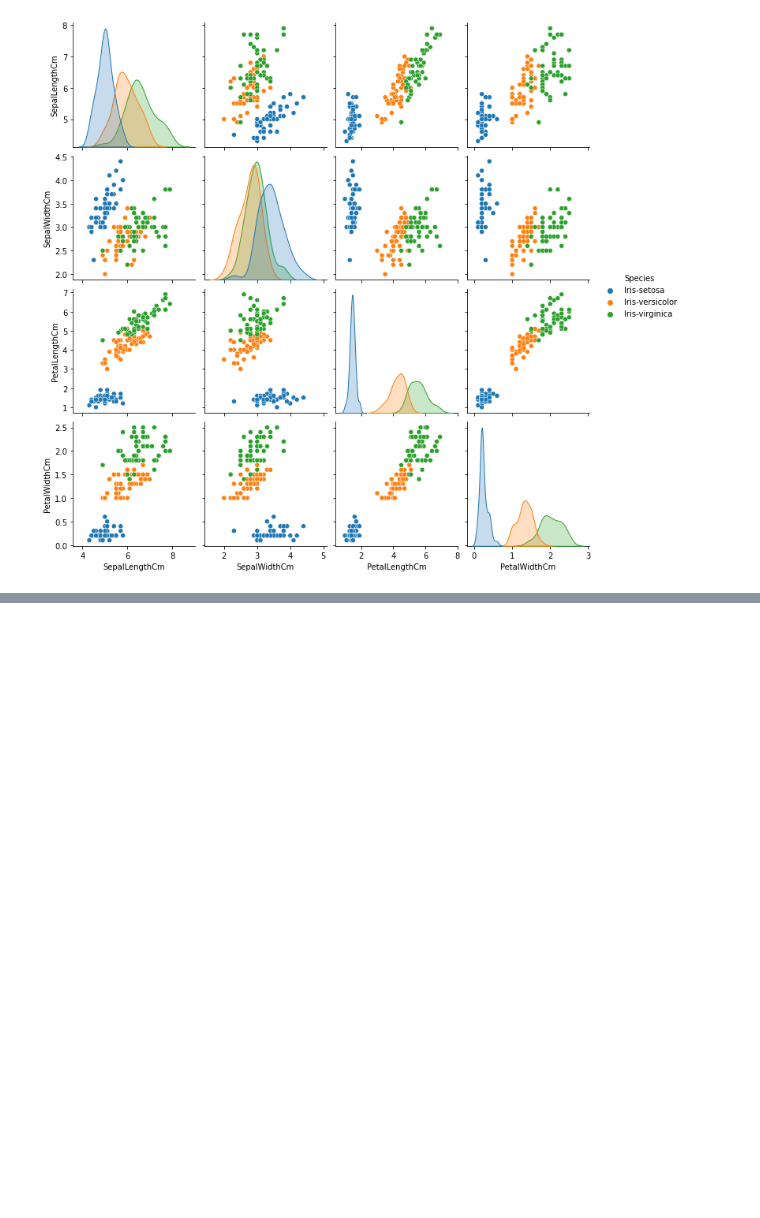
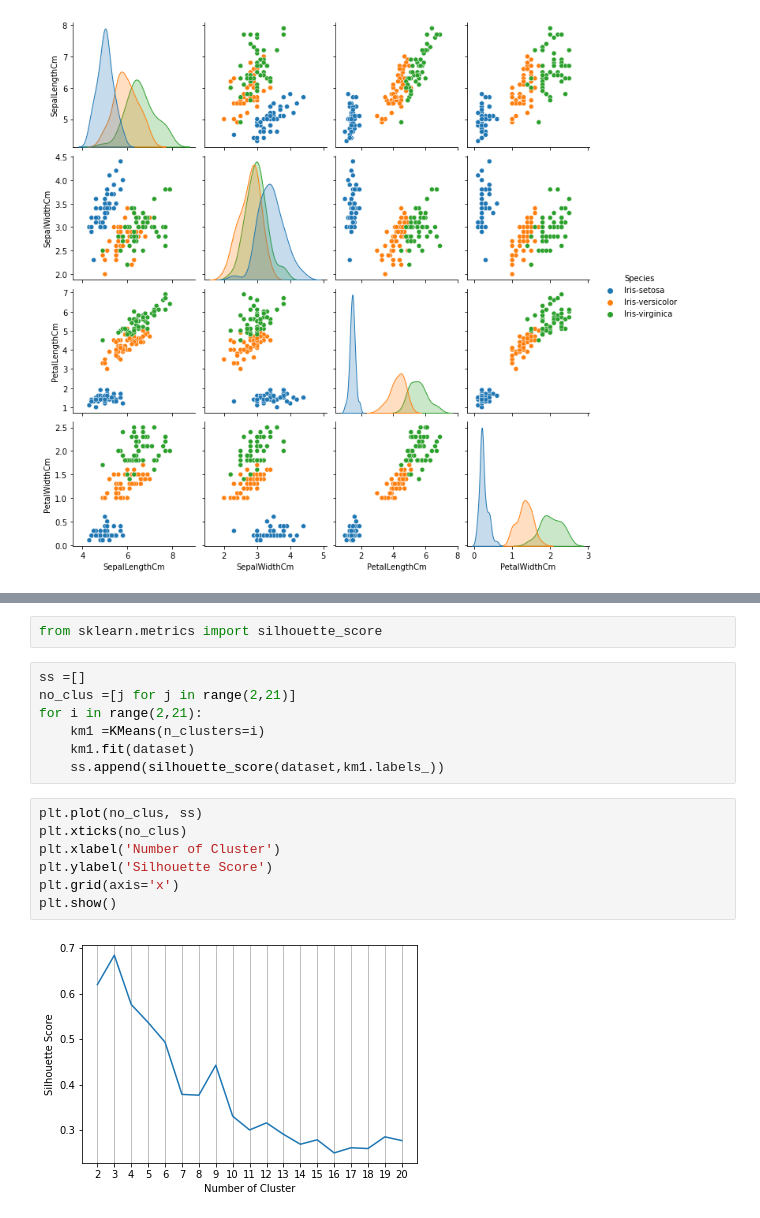
Before and after one commit to MuhammadUzair0786/Unsupervised-Machine-Learning-Algorithm, a Jupyter notebook: K-Means-Clustring.ipynb, the cells around one changed output, grey strips where cells are left out. Saved outputs shown, nothing was run; the diff lists cells and outputs as text; blank space fills up the shorter version.

Commit message:
K-Means Clustring with Silhouette Score

```diff
--- a/K-Means-Clustring.ipynb
+++ b/K-Means-Clustring.ipynb
@@ -69,0 +74,18 @@ plt.show()
+# %%
+from sklearn.metrics import silhouette_score
+# %%
+ss =[]
+no_clus =[j for j in range(2,21)]
+for i in range(2,21):
+    km1 =KMeans(n_clusters=i)
+    km1.fit(dataset)
+    ss.append(silhouette_score(dataset,km1.labels_))
+# %%
+plt.plot(no_clus, ss)
+plt.xticks(no_clus)
+plt.xlabel('Number of Cluster')
+plt.ylabel('Silhouette Score')
+plt.grid(axis='x')
+plt.show()
+# %% [output]
+[figure, added]
```
Also changed, not shown: parts of 4 cells of this notebook.
